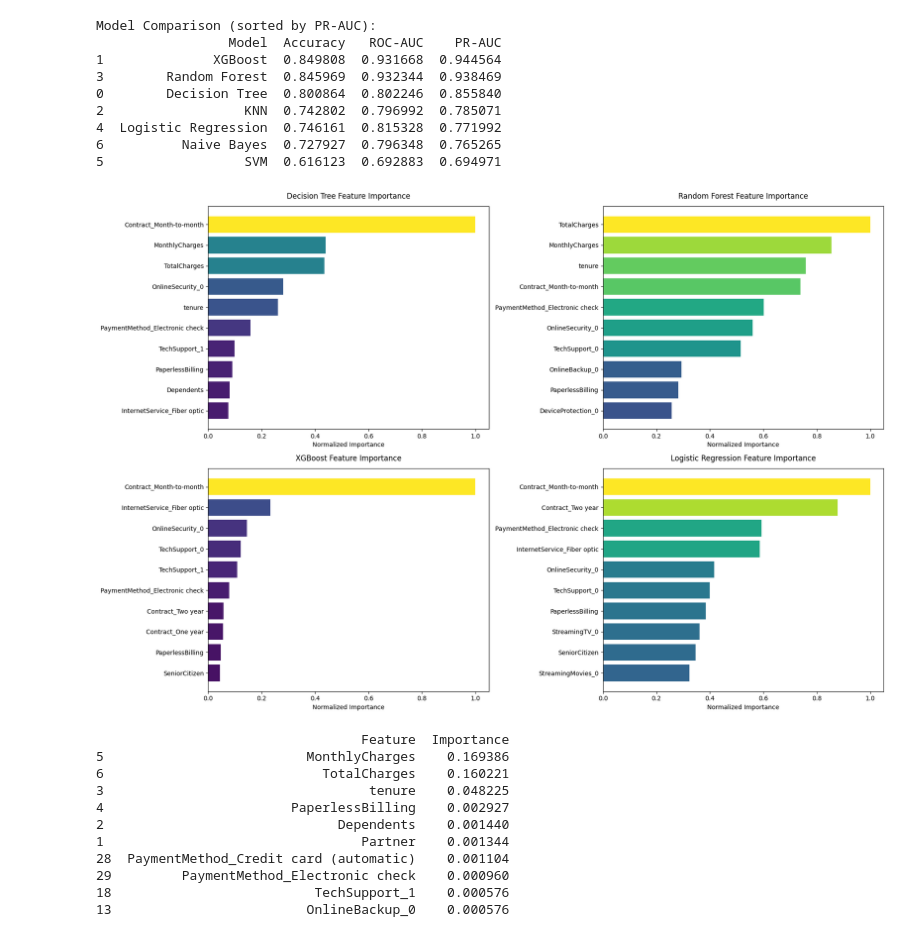
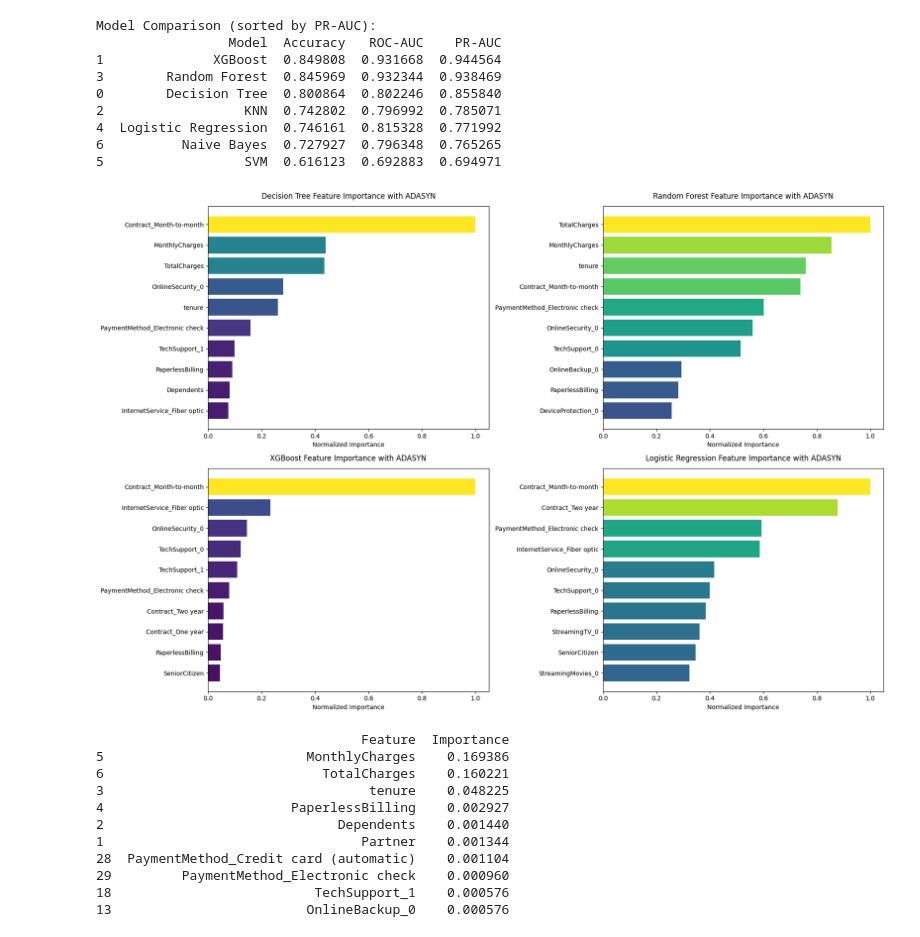
Before and after one commit to busraacr/churn_prediction, a Jupyter notebook: churn prediction/adasyn_churn_prediction.ipynb, the cells around one changed output. Saved outputs shown, nothing was run; the diff lists cells and outputs as text; code cells hidden in the pictures.

```diff
--- a/churn prediction/adasyn_churn_prediction.ipynb
+++ b/churn prediction/adasyn_churn_prediction.ipynb
@@ -195,35 +195,35 @@ supported_models = {
     "XGBoost": models["XGBoost"],
     "Logistic Regression": models["Logistic Regression"]
 }
 
 for i, (name, model) in enumerate(supported_models.items(), 1):
     plt.subplot(2, 2, i)
 
     try:
         if name in ["Decision Tree", "Random Forest", "XGBoost"]:
             importances = model.feature_importances_
         elif name == "Logistic Regression":
             importances = np.abs(model.coef_[0])
 
         # Normalizasyon
         importances = (importances - importances.min()) / (importances.max() - importances.min() + 1e-10)
         feature_names = X.columns
 
         # Top 10 özelliği seç
         top_idx = np.argsort(importances)[-10:]
         plt.barh(range(len(top_idx)), importances[top_idx], align='center', color=cm.viridis(importances[top_idx]))
         plt.yticks(range(len(top_idx)), [feature_names[i] for i in top_idx])
-        plt.title(f'{name} Feature Importance', pad=12, fontsize=12)
+        plt.title(f'{name} Feature Importance with ADASYN', pad=12, fontsize=12)
         plt.xlabel('Normalized Importance', fontsize=10)
 
     except Exception as e:
         print(f"{name} için importance hesaplanamadı: {str(e)}")
         continue
 
 plt.tight_layout()
 plt.show()
 # %% [output]
-[figure, old version]
+[figure, new version]
 # %%
 ## KNN Permutation results for feature importance
 from sklearn.inspection import permutation_importance
```
Also changed, not shown: 6 other files.
